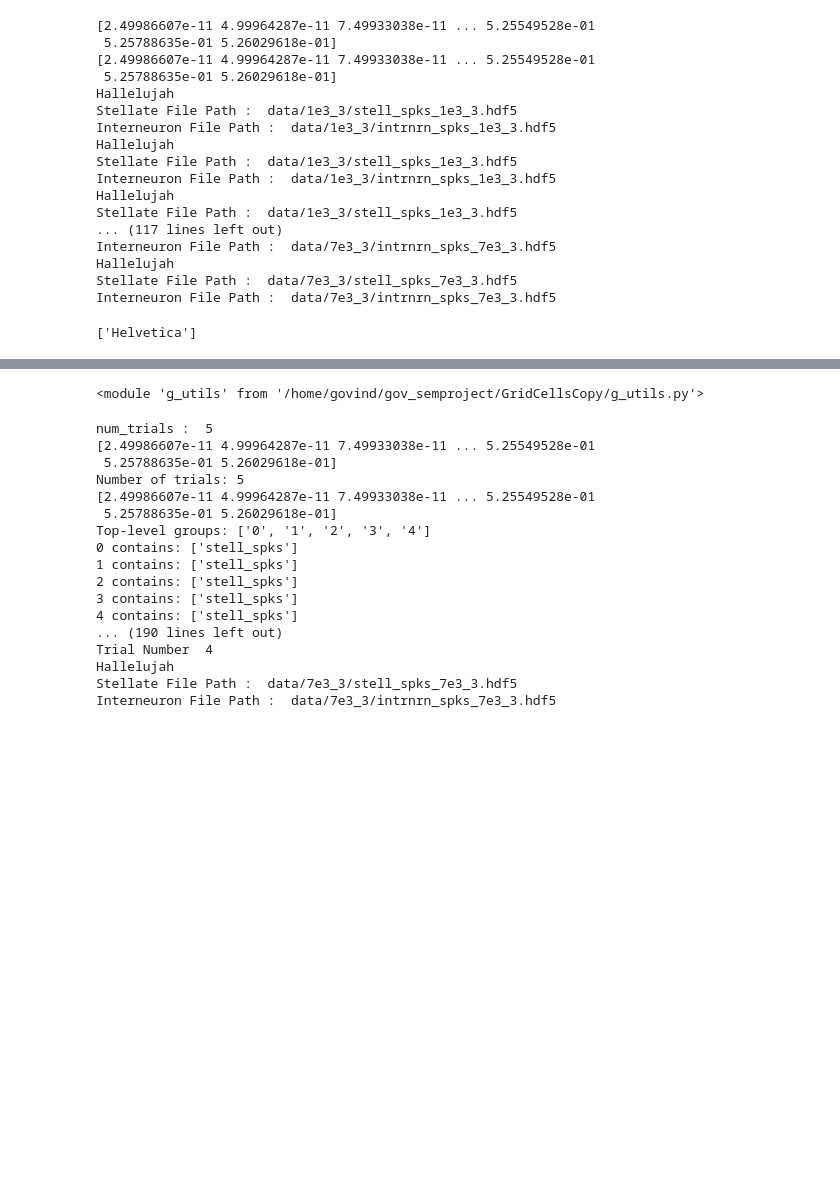
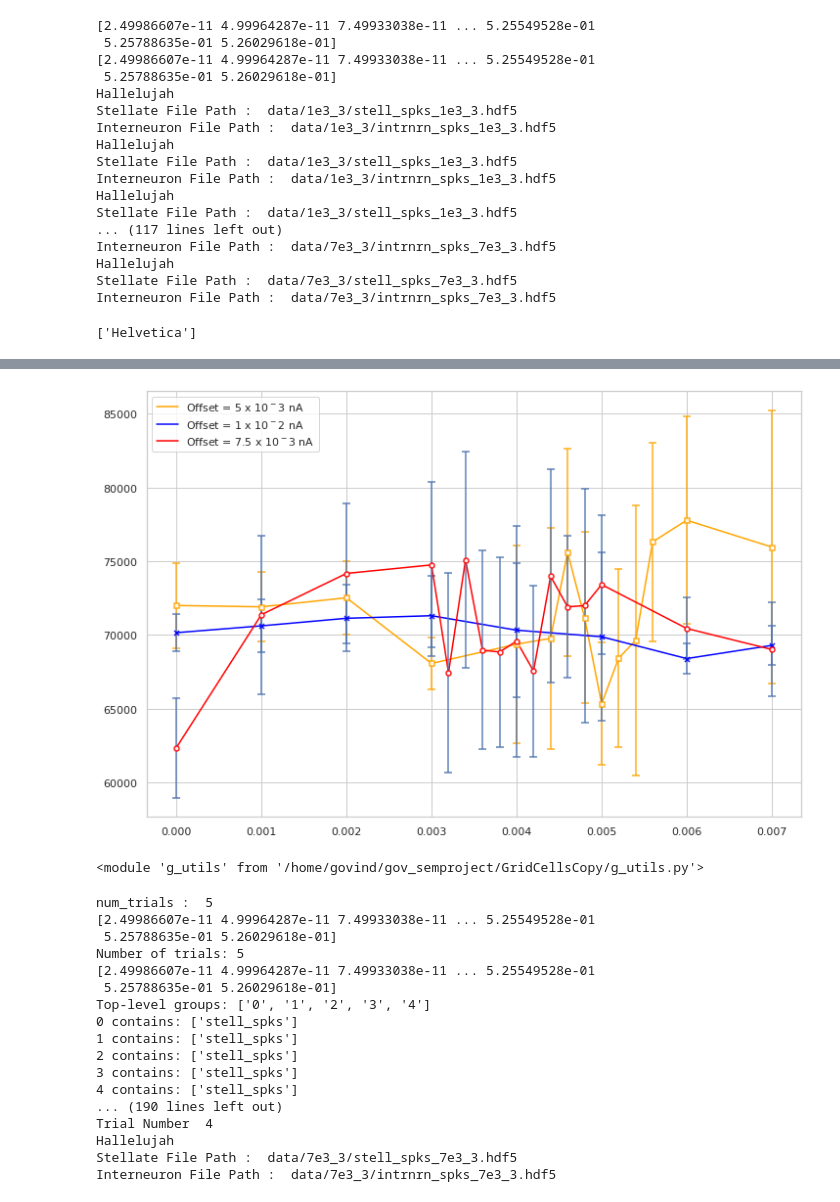
Before and after one commit to tiny-infinity/GridCellsCopy, a Jupyter notebook: analysis/notebooks/poster_figs/theta_vs_error.ipynb, the cells around one changed output, grey strips where cells are left out. Drawn from its saved outputs; the diff is of its cells as text; code cells hidden in the pictures; blank space fills up the shorter version.

```diff
--- a/analysis/notebooks/poster_figs/theta_vs_error.ipynb
+++ b/analysis/notebooks/poster_figs/theta_vs_error.ipynb
@@ -301,3 +338,71 @@ plt.show()
+# %%
+#combining all data
+plt.figure(figsize=(12,8))
+plt.plot(amp_list,mean_1_list,color='orange',label='Offset = 5 x $10^-3$ nA')
+plt.errorbar(
+    amp_list, mean_1_list,
+    yerr=std_1_list,
+    fmt="s",                   # ensures error bars and markers match
+    markersize=5,
+    capsize=4,
+    elinewidth=1.5,
+    color='orange',
+    markerfacecolor="white",
+    markeredgecolor='orange',
+    markeredgewidth=1.5,
+    alpha=0.9,
+)
+
+plt.plot(amp_2_list,mean_2_list,color='blue',label='Offset = 1 x $10^-2$ nA')
+
+plt.errorbar(
+    amp_2_list, mean_2_list,
+    yerr=std_2_list,
+    fmt="x",                   # ensures error bars and markers match
+    markersize=5,
+    capsize=4,
+    elinewidth=1.5,
+    color=color,
+    markerfacecolor="white",
+    markeredgecolor="blue",
+    markeredgewidth=1.5,
+    alpha=0.9,
+)
+
+plt.plot(amp_3_list,mean_3_list,color='red',label='Offset = 7.5 x $10^-3$ nA')
+plt.errorbar(
+    amp_3_list, mean_3_list,
+    yerr=std_3_list,
+    fmt="o",                   # ensures error bars and markers match
+    markersize=5,
+    capsize=4,
+    elinewidth=1.5,
+    color=color,
+    markerfacecolor="white",
+    markeredgecolor='red',
+    markeredgewidth=1.5,
+    alpha=0.9,
+)
+"""
+plt.plot(amp_4_list,mean_4_list,color='pink')
+plt.errorbar(
+    amp_4_list, mean_4_list,
+    yerr=std_4_list,
+    fmt="s",                   # ensures error bars and markers match
+    markersize=5,
+    capsize=4,
+    elinewidth=1.5,
+    color=color,
+    markerfacecolor="white",
+    markeredgecolor='pink',
+    markeredgewidth=1.5,
+    alpha=0.9,
+)
+"""
+plt.legend()
+plt.show()
+# %% [output]
+[figure, added]
 # %%
 import importlib
 importlib.reload(g_utils)
```
Also changed, not shown: parts of 5 cells of this notebook.
